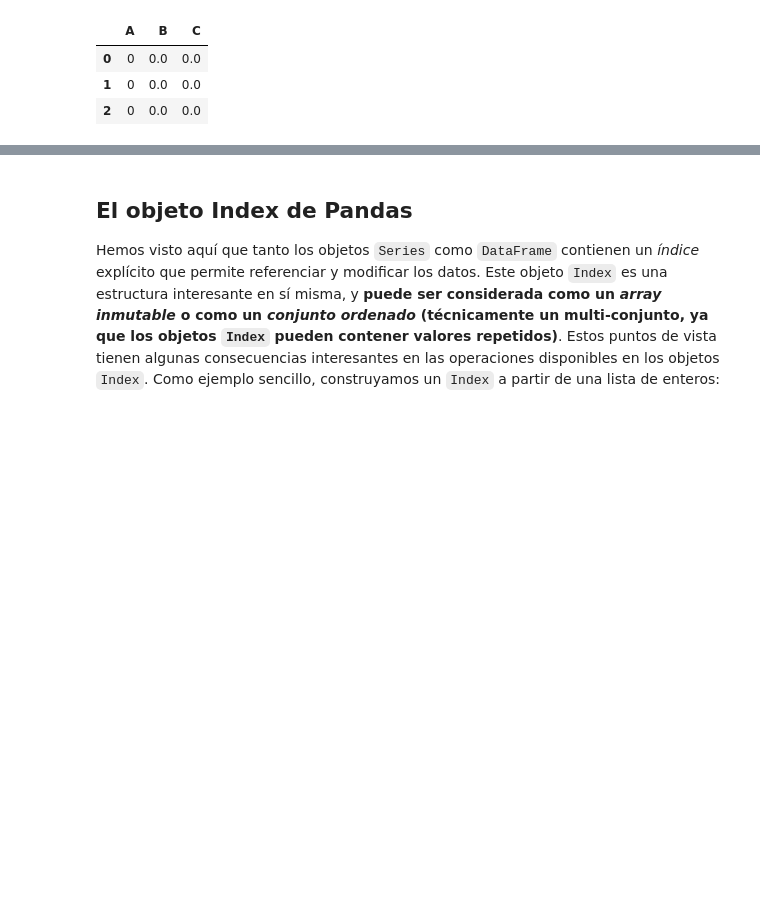
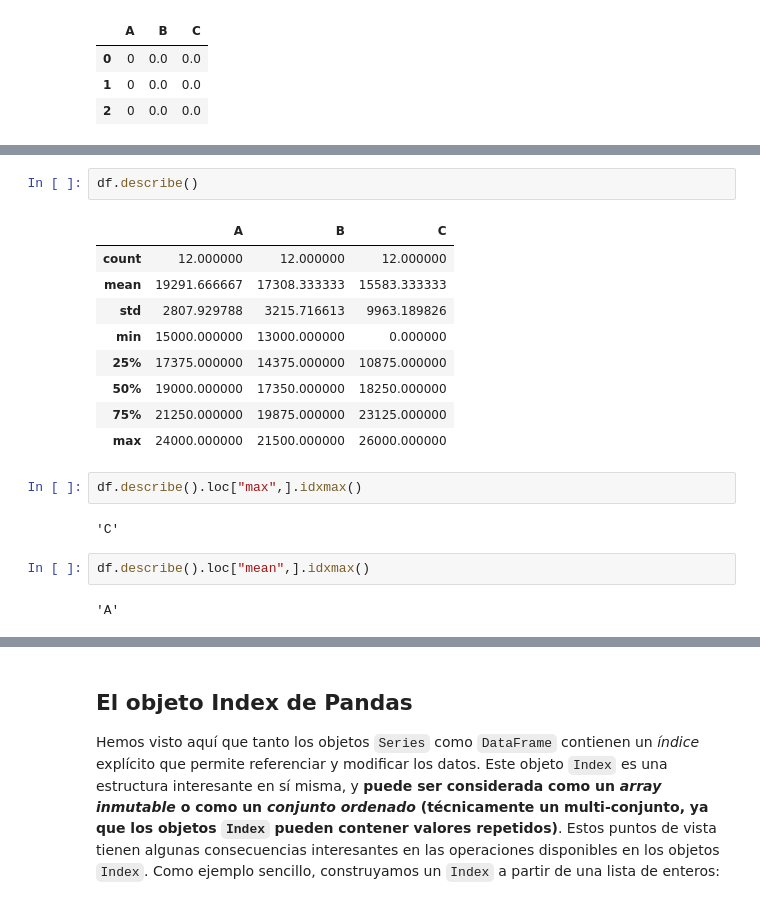
Before and after one commit to angelrodnah/2309_dsft_thebridge, a Jupyter notebook: 2-Data_Analysis/2-Pandas/Teoría/1_Intro_Pandas.ipynb, the cells around one changed output, grey strips where cells are left out. Drawn from its saved outputs; the diff is of its cells as text; blank space fills up the shorter version.

```diff
--- a/2-Data_Analysis/2-Pandas/Teoría/1_Intro_Pandas.ipynb
+++ b/2-Data_Analysis/2-Pandas/Teoría/1_Intro_Pandas.ipynb
@@ -535,0 +562,20 @@ ventas_mensuales_C = pd.Series([0, 0, 0, 14500, 17500, 19000, 24000, 26000, 2250
+# %%
+df.describe()
+# %% [output]
+|  | A | B | C |
+| count | 12.000000 | 12.000000 | 12.000000 |
+| mean | 19291.666667 | 17308.333333 | 15583.333333 |
+| std | 2807.929788 | 3215.716613 | 9963.189826 |
+| min | 15000.000000 | 13000.000000 | 0.000000 |
+| 25% | 17375.000000 | 14375.000000 | 10875.000000 |
+| 50% | 19000.000000 | 17350.000000 | 18250.000000 |
+| 75% | 21250.000000 | 19875.000000 | 23125.000000 |
+| max | 24000.000000 | 21500.000000 | 26000.000000 |
+# %%
+df.describe().loc["max",].idxmax()
+# %% [output]
+'C'
+# %%
+df.describe().loc["mean",].idxmax()
+# %% [output]
+'A'
```
Also changed, not shown: parts of 17 cells of this notebook, 5 other files.
